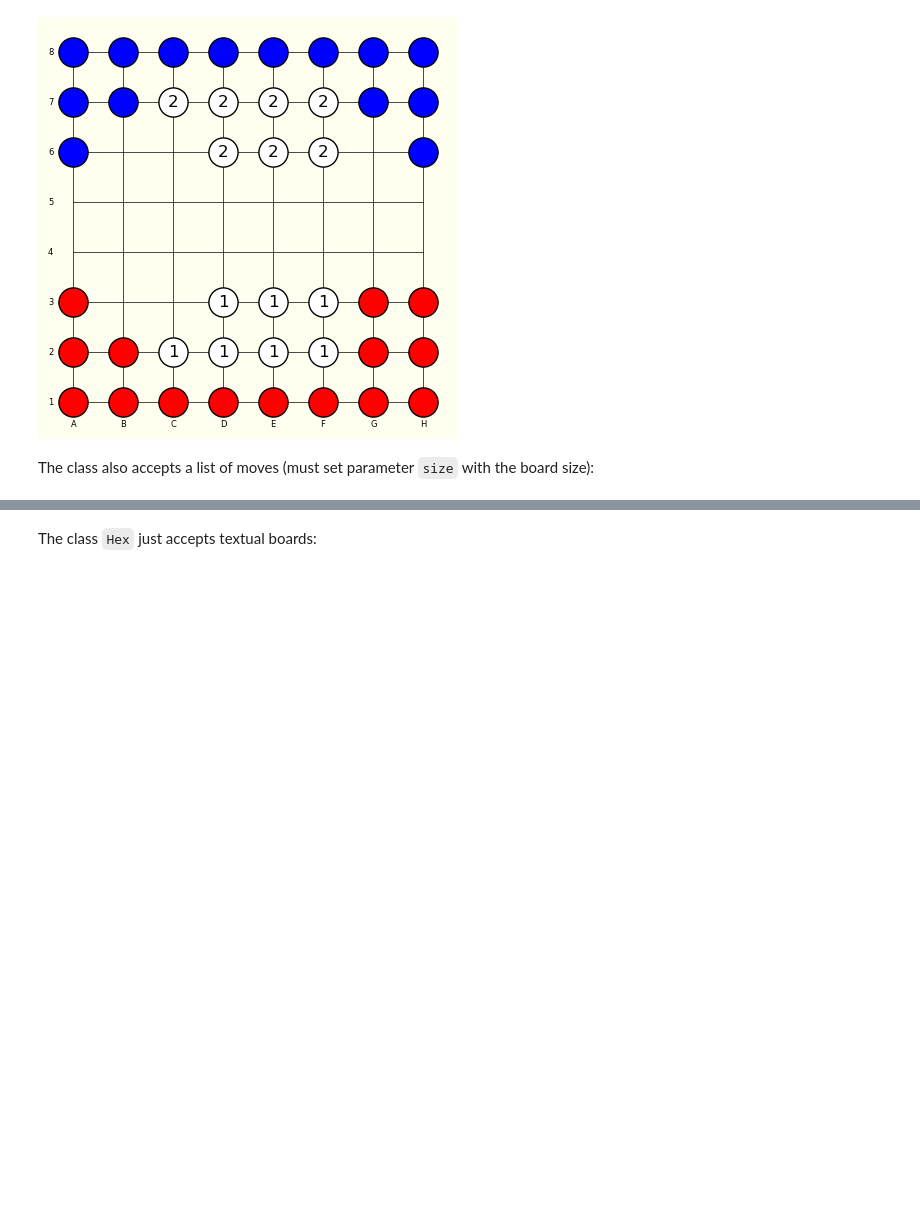
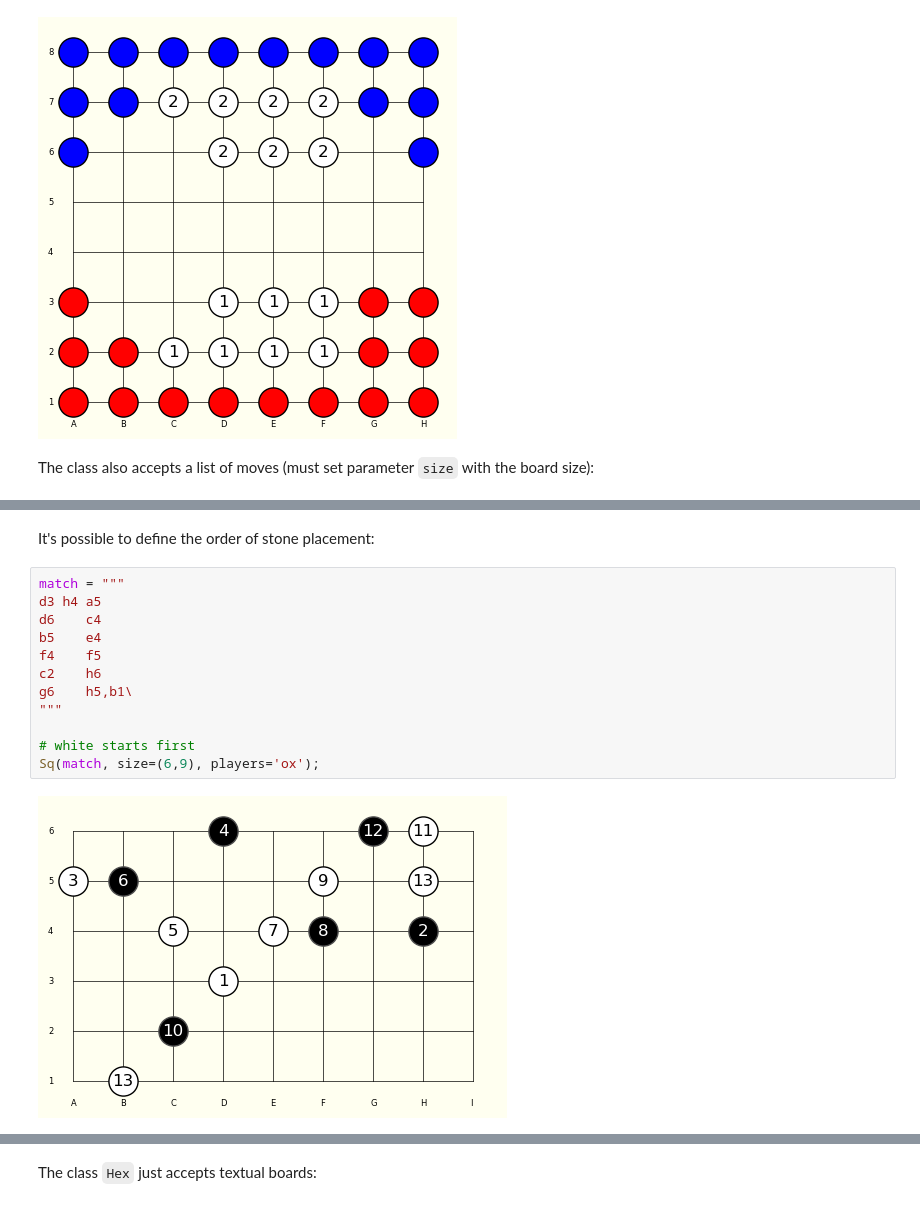
Before and after one commit to jpneto/draw_game_boards, a Jupyter notebook: code/Tutorial.ipynb, the cells around one changed output, grey strips where cells are left out. Drawn from its saved outputs; the diff is of its cells as text; blank space fills up the shorter version.

```diff
--- a/code/Tutorial.ipynb
+++ b/code/Tutorial.ipynb
@@ -69,0 +71,16 @@ Sq(match, size=(6,9));
+# %% [markdown]
+It's possible to define the order of stone placement:
+# %%
+match = """
+d3 h4 a5
+d6    c4
+b5    e4
+f4    f5
+c2    h6
+g6    h5,b1\
+"""
+
+# white starts first
+Sq(match, size=(6,9), players='ox');
+# %% [output]
+[figure, added]
```
Also changed, not shown: parts of 11 cells of this notebook, 36 other files.
